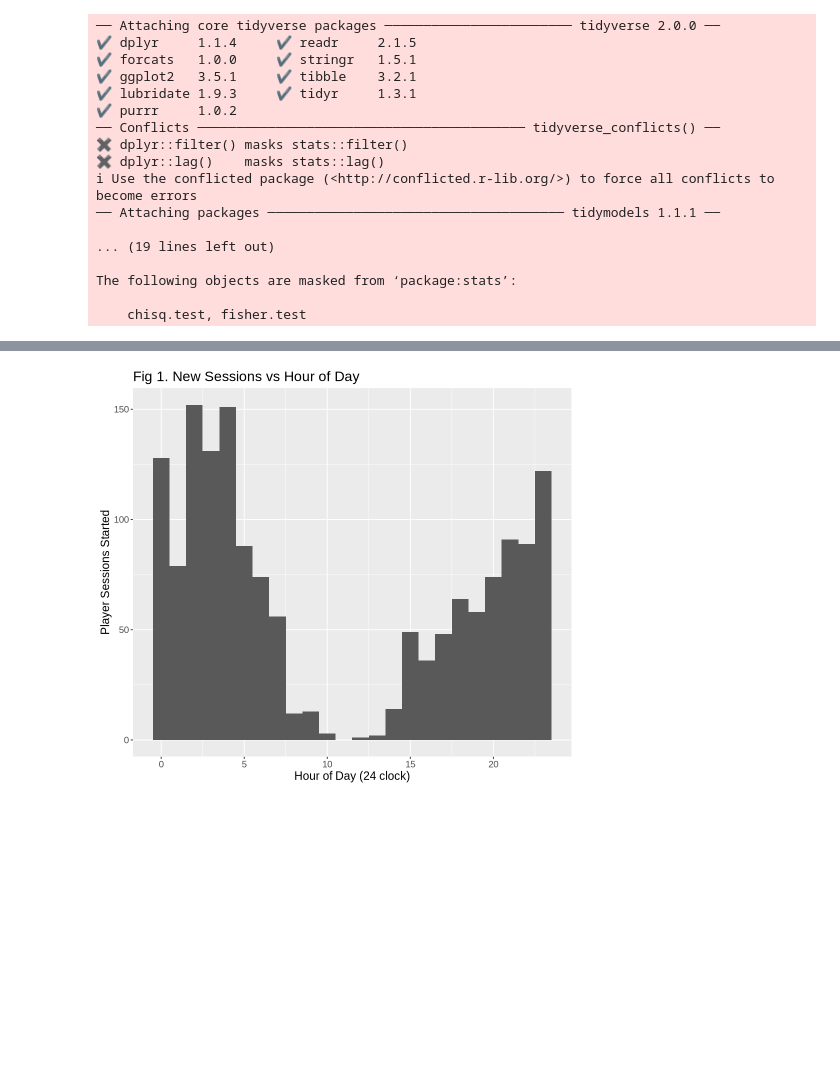
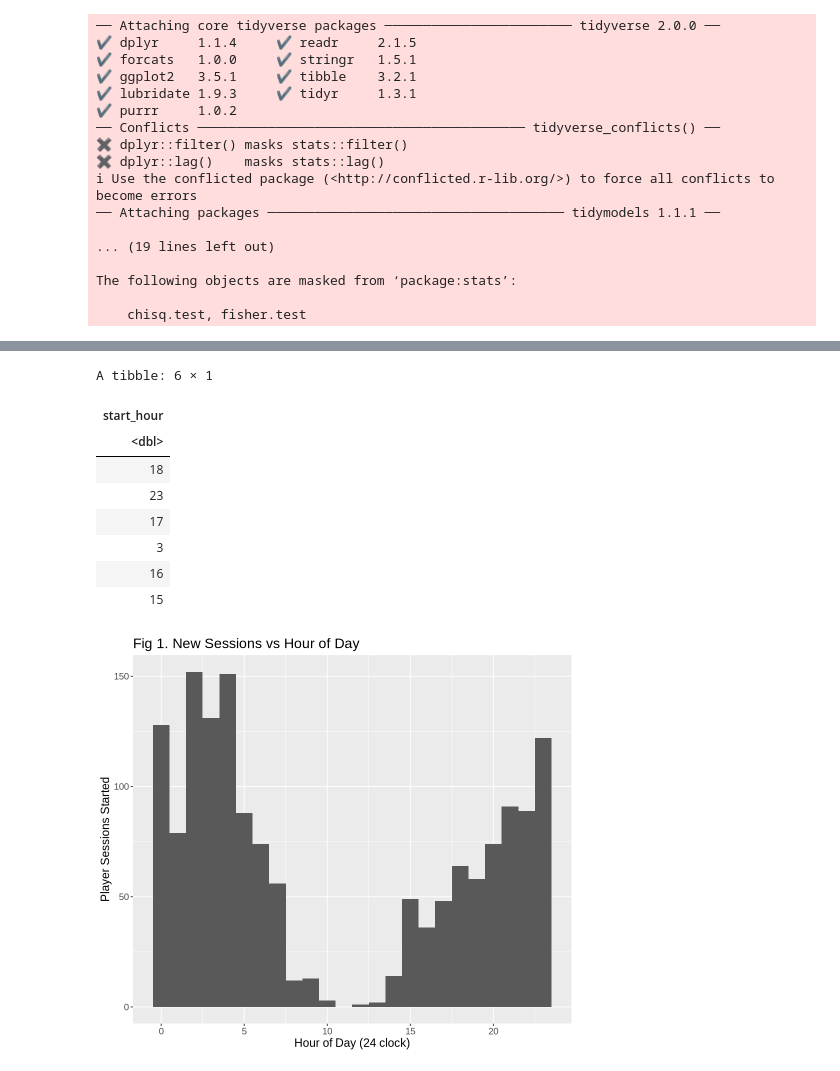
Before and after one commit to emmap24/dsci-100-project, a Jupyter notebook: project_justcode.ipynb, the cells around one changed output, grey strips where cells are left out. Drawn from its saved outputs; the diff is of its cells as text; code cells hidden in the pictures; blank space fills up the shorter version.

```diff
--- a/project_justcode.ipynb
+++ b/project_justcode.ipynb
@@ -42,7 +52,18 @@ dbl (2): original_start_time, original_end_time
 # %%
 sessions_hour <- sessions |>
     select(start_hour) |>
     map_df(as.numeric)
+head(sessions_hour)
+# %% [output]
+A tibble: 6 × 1
+| start_hour |
+| <dbl> |
+| 18 |
+| 23 |
+| 17 |
+| 3 |
+| 16 |
+| 15 |
 # %%
 options(repr.plot.width = 8, repr.plot.height = 7)
 
```
Also changed, not shown: parts of 6 cells of this notebook, 1 other file.
